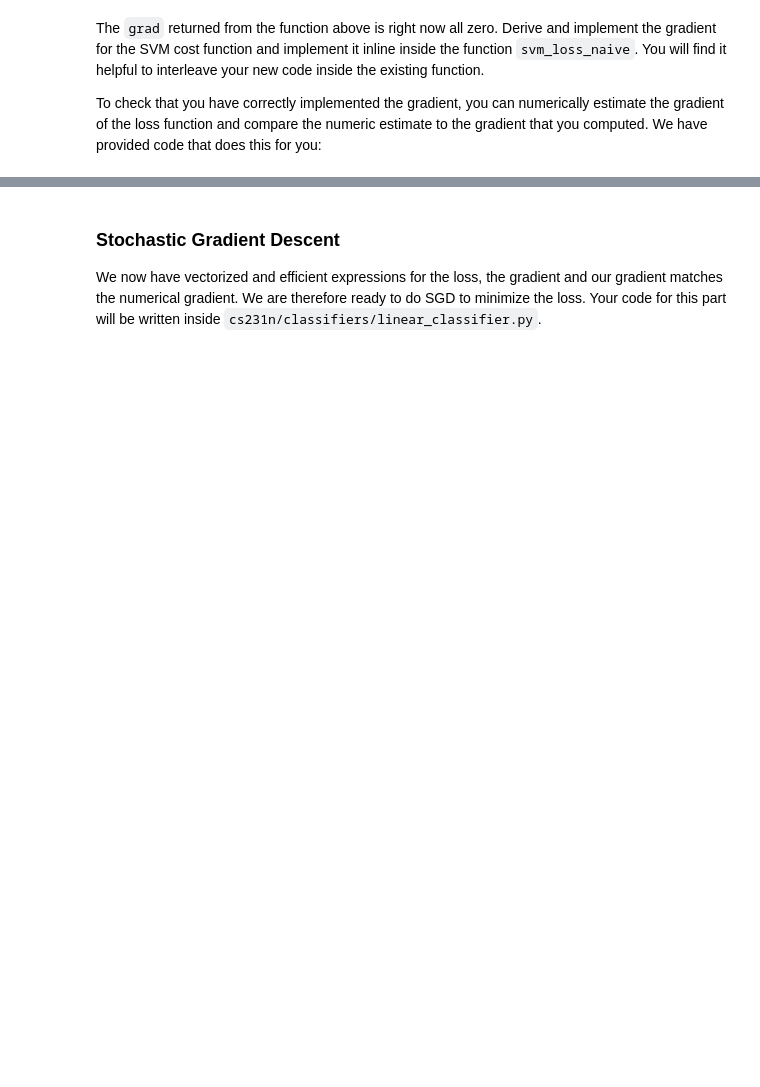
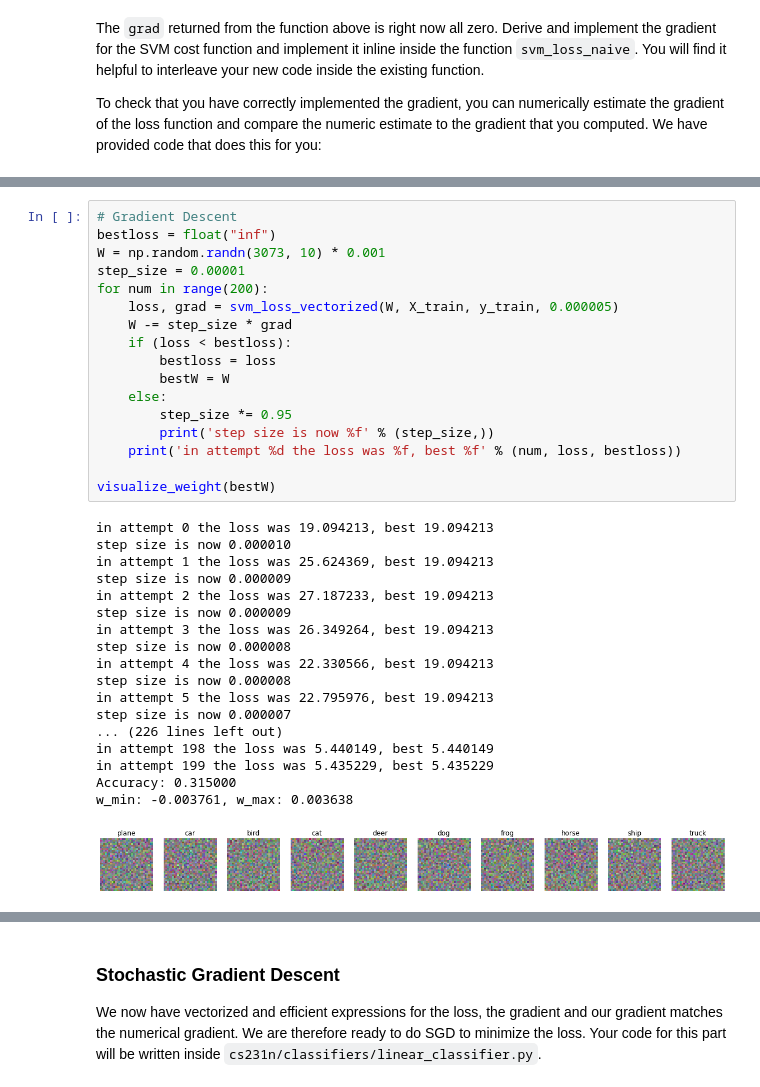
Before and after one commit to jleem99/cs231n, a Jupyter notebook: assignments/assignment1/svm.ipynb, the cells around one changed output, grey strips where cells are left out. Cells and saved outputs as stored; diff of their text form; blank space fills up the shorter version.

```diff
--- a/assignments/assignment1/svm.ipynb
+++ b/assignments/assignment1/svm.ipynb
@@ -248,0 +383,36 @@ print('difference: %f' % difference)
+# %%
+# Gradient Descent
+bestloss = float("inf")
+W = np.random.randn(3073, 10) * 0.001
+step_size = 0.00001
+for num in range(200):
+    loss, grad = svm_loss_vectorized(W, X_train, y_train, 0.000005)
+    W -= step_size * grad
+    if (loss < bestloss):
+        bestloss = loss
+        bestW = W
+    else:
+        step_size *= 0.95
+        print('step size is now %f' % (step_size,))
+    print('in attempt %d the loss was %f, best %f' % (num, loss, bestloss))
+
+visualize_weight(bestW)
+# %% [output]
+in attempt 0 the loss was 19.094213, best 19.094213
+step size is now 0.000010
+in attempt 1 the loss was 25.624369, best 19.094213
+step size is now 0.000009
+in attempt 2 the loss was 27.187233, best 19.094213
+step size is now 0.000009
+in attempt 3 the loss was 26.349264, best 19.094213
+step size is now 0.000008
+in attempt 4 the loss was 22.330566, best 19.094213
+step size is now 0.000008
+in attempt 5 the loss was 22.795976, best 19.094213
+step size is now 0.000007
+... (226 lines left out)
+in attempt 198 the loss was 5.440149, best 5.440149
+in attempt 199 the loss was 5.435229, best 5.435229
+Accuracy: 0.315000
+w_min: -0.003761, w_max: 0.003638
+[figure, added]
```
Also changed, not shown: parts of 41 cells of this notebook, 3 other files.
